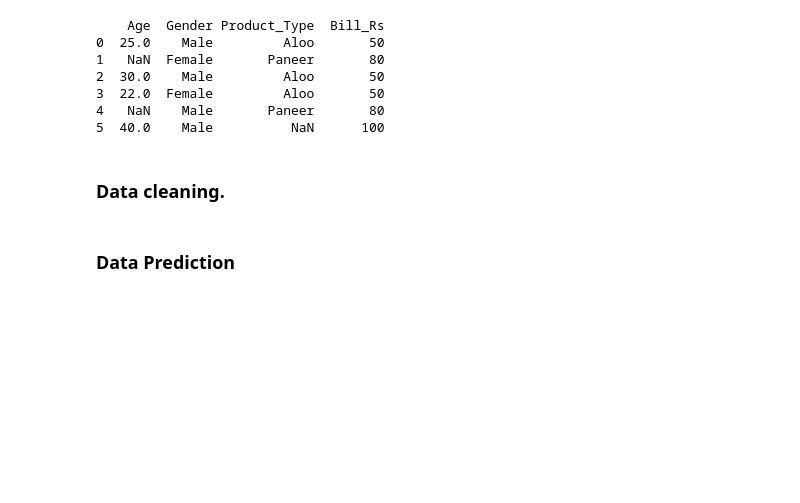
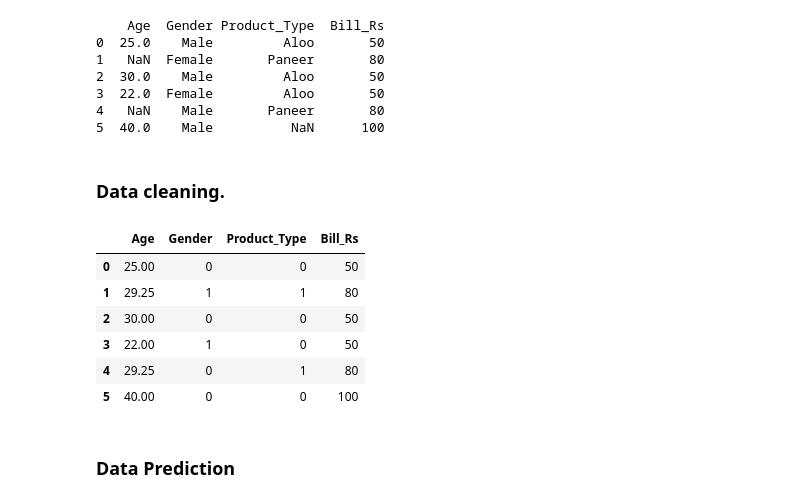
Before and after one commit to 87690ut/Python_Finall_Projects, a Jupyter notebook: ML_Journey/ML_day_5_data_cleaning_scaling_prediction.ipynb, the cells around one changed output. Saved outputs shown, nothing was run; the diff lists cells and outputs as text; code cells hidden in the pictures; blank space fills up the shorter version.

```diff
--- a/ML_Journey/ML_day_5_data_cleaning_scaling_prediction.ipynb
+++ b/ML_Journey/ML_day_5_data_cleaning_scaling_prediction.ipynb
@@ -35,6 +35,16 @@ df['Product_Type'] = df['Product_Type'].fillna(df['Product_Type'].mode()[0])
 df['Gender'] = df['Gender'].replace(('Male','Female'),(0,1))
 # %%
 df['Product_Type'] = df['Product_Type'].replace(('Aloo','Paneer'),(0,1))
+# %%
+df
+# %% [output]
+|  | Age | Gender | Product_Type | Bill_Rs |
+| 0 | 25.00 | 0 | 0 | 50 |
+| 1 | 29.25 | 1 | 1 | 80 |
+| 2 | 30.00 | 0 | 0 | 50 |
+| 3 | 22.00 | 1 | 0 | 50 |
+| 4 | 29.25 | 0 | 1 | 80 |
+| 5 | 40.00 | 0 | 0 | 100 |
 # %%
 from sklearn.preprocessing import MinMaxScaler
 # %% [markdown]
```
Also changed, not shown: parts of 10 cells of this notebook.
